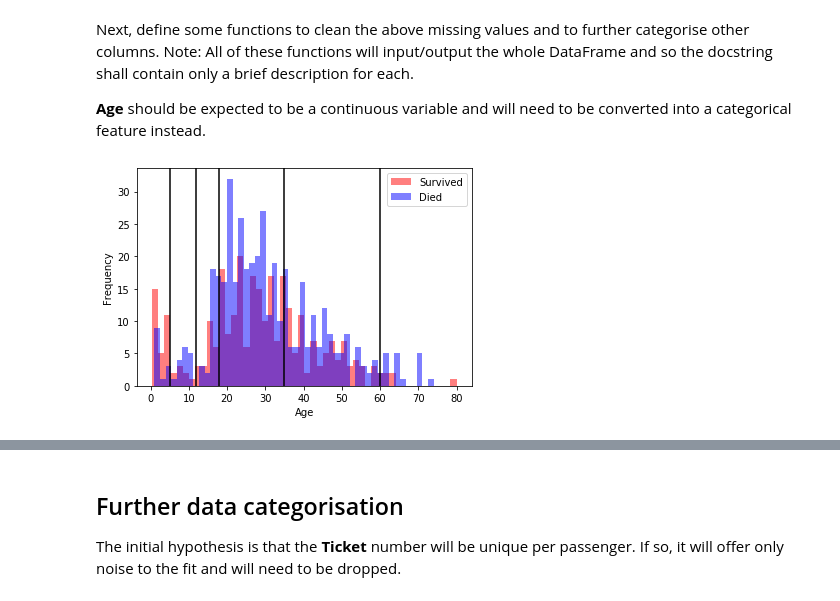
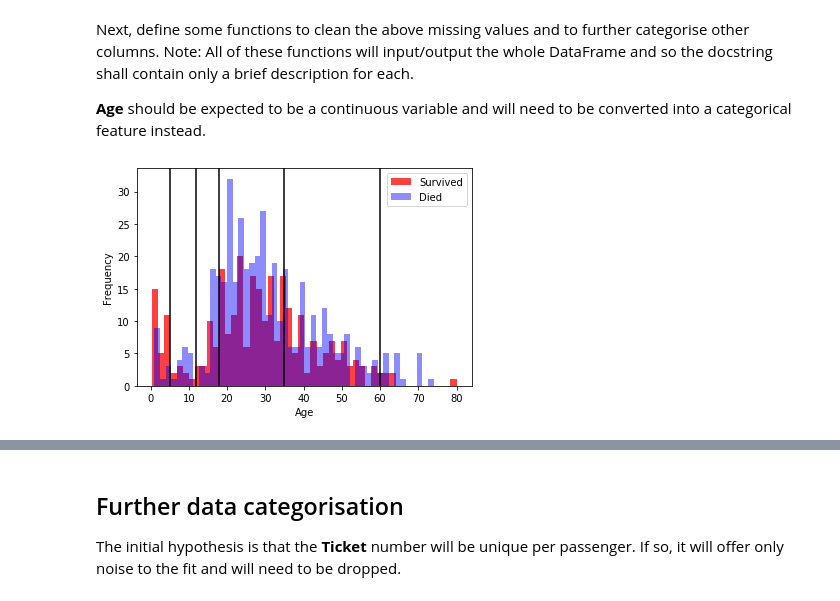
Before and after one commit to Joeyjj/kaggle_titanic, a Jupyter notebook: Titanic.ipynb, the cells around one changed output, grey strips where cells are left out. Saved outputs shown, nothing was run; the diff lists cells and outputs as text; code cells hidden in the pictures.

Commit message:
Extended Summary and improved some plots

```diff
--- a/Titanic.ipynb
+++ b/Titanic.ipynb
@@ -116,31 +116,31 @@ __Age__ should be expected to be a continuous variable and will need to be conve
 # %%
 %matplotlib inline
 import matplotlib.pyplot as plt
 
 def plot_hist(df,column_name,v_lines=[],x_range=None):
     """Plot two histograms for a target column; 'Survived' and 'Died'
 
     Args:
       df (DataFrame): The string to search.
       column_name (str): The target column.
       v_lines (list): Suitable bins for classifications
     """
 
     survived = df[df["Survived"] == 1]
     died = df[df["Survived"] == 0]
-    survived[column_name].plot.hist(alpha=0.5,color='red',bins=50,range=x_range)
-    died[column_name].plot.hist(alpha=0.5,color='blue',bins=50,range=x_range)
+    survived[column_name].plot.hist(alpha=0.75,color='red',bins=50,range=x_range)
+    died[column_name].plot.hist(alpha=0.45,color='blue',bins=50,range=x_range)
     plt.legend(['Survived','Died'])
     plt.xlabel(column_name)
 
     for v in v_lines:
         plt.axvline(v,c='black')
 
     return None
 
 plot_hist(train,"Age",v_lines=[5,12,18,35,60])
 # %% [output]
-[figure, old version]
+[figure, new version]
 # %%
 def clean_age(df):
     '''Group into age bins and flag the missing values.'''
```
Also changed, not shown: parts of 20 cells of this notebook.
